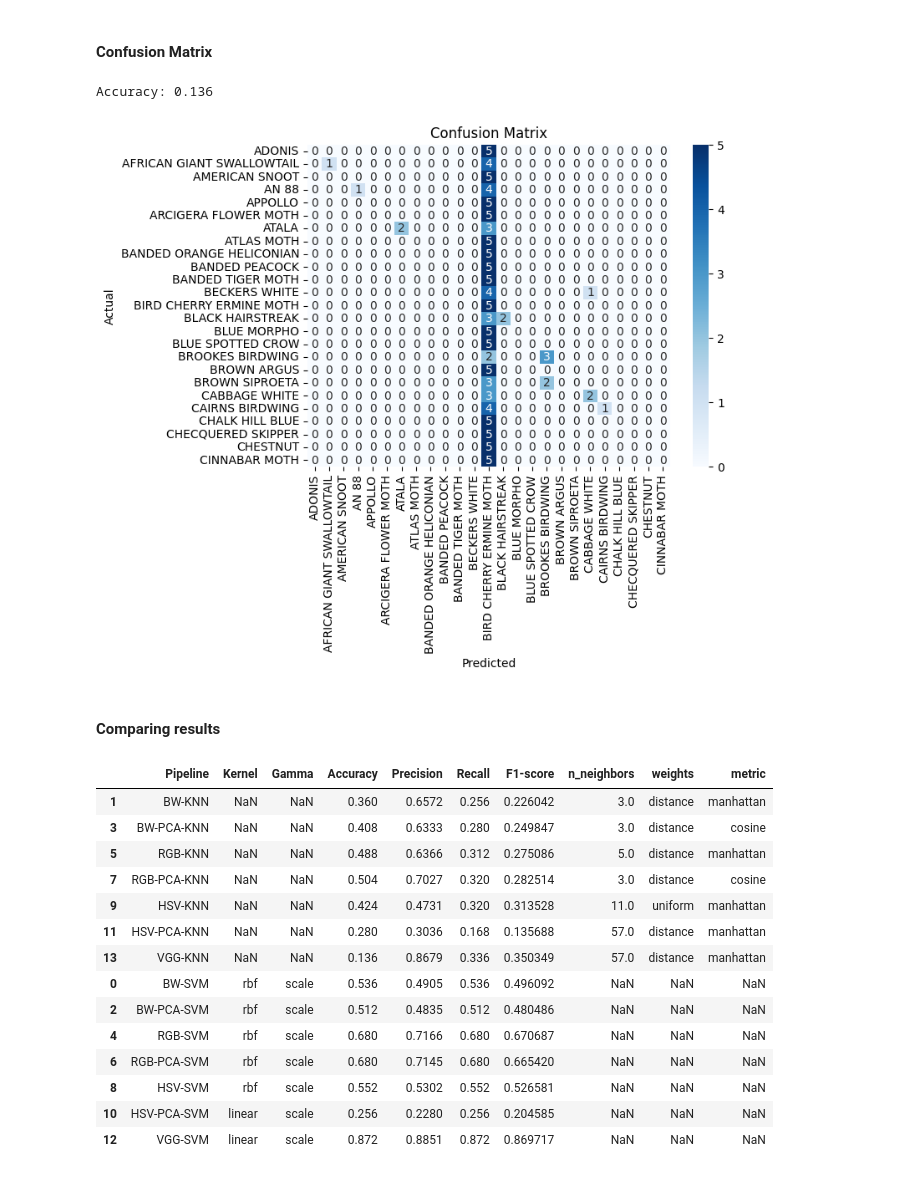
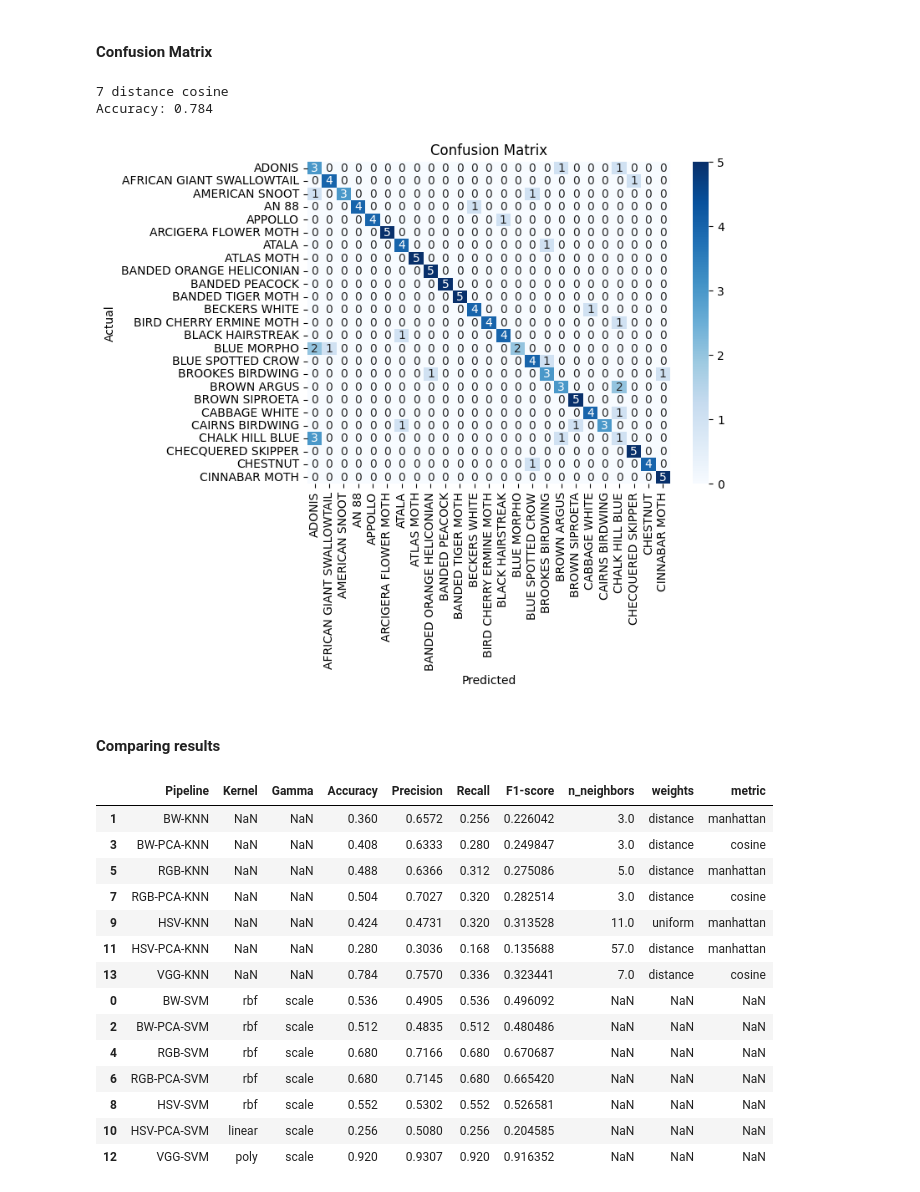
Before and after one commit to SofiaFranceschi/Butterfly-Classifier, a Jupyter notebook: classifier_main.ipynb, the cells around one changed output. Saved outputs shown, nothing was run; the diff lists cells and outputs as text; code cells hidden in the pictures.

```diff
--- a/classifier_main.ipynb
+++ b/classifier_main.ipynb
@@ -72,7 +66,7 @@ print('Entire dataset: \n', df)
 # - labels
 # - data set
 df_train = df[df['data set'] == 'train']
-df_valid = df[df['data set'] == 'valid']
+#df_valid = df[df['data set'] == 'valid']
 df_test = df[df['data set'] == 'test']
 
 
@@ -90,10 +84,10 @@ print('\n\nClass id: ', b_m_class)
 #~ [Consider only species indicated by the limit]
 df_train = df_train[df_train["labels"].isin(b_m_types[0:limit])]
 df_test = df_test[df_test["labels"].isin(b_m_types[0:limit])]
-df_valid = df_valid[df_valid["labels"].isin(b_m_types[0:limit])]
+#df_valid = df_valid[df_valid["labels"].isin(b_m_types[0:limit])]
 
 # Join all dataframe
-df_new = pd.concat([df_train, df_test, df_valid])
+df_new = pd.concat([df_train, df_test])
 # %% [output]
 Entire dataset:
         class id                    filepaths           labels data set
@@ -192,37 +185,31 @@ list_species = {chiave: species_dict[chiave] for chiave in prime_dieci_chiavi}
 # Color images
 img_dict_x = {
     'train': [],
-    'test': [],
-    'valid': []
+    'test': []
 }
 img_dict_y = {
     'train': [],
-    'test': [],
-    'valid': []
+    'test': []
 }
 
 # B/W images
 img_dict_bn_x = {
     'train': [],
-    'test': [],
-    'valid': []
+    'test': []
 }
 img_dict_bn_y = {
     'train': [],
-    'test': [],
-    'valid': []
+    'test': []
 }
 
 # Images with HSV
 img_hsv_hist_x = {
     'train': [],
-    'test': [],
-    'valid': []
+    'test': []
 }
 img_hsv_hist_y = {
     'train': [],
-    'test': [],
-    'valid': []
+    'test': []
 }
 
 
@@ -235,6 +222,9 @@ for i, row in df_new.iterrows():
     filepath = row['filepaths']
     class_id = row['class id']
     index = row['data set']
+
+    if index == 'valid':
+        break                           # Don't consider valid set
 
     img = Image.open(filepath)          # Load the image from the path
     img = img.resize((50,50))           # Resize the image
@@ -1250,9 +1240,9 @@ plt.xlabel('Predicted')
 plt.ylabel('Actual')
 
 acc = round(accuracy_score(test_labels_hsv, predictions), 4)
-precision = round(precision_score(test_labels_hsv, predictions, average='macro'), 4)
-recall = round(recall_score(test_labels_hsv, predictions, average='macro'), 4)
-f1 = f1_score(test_labels_hsv, predictions, average='macro')
+precision = round(precision_score(test_labels_hsv, predictions, average='macro', zero_division=1), 4)
+recall = round(recall_score(test_labels_hsv, predictions, average='macro', zero_division=1), 4)
+f1 = f1_score(test_labels_hsv, predictions, average='macro', zero_division=1)
 
 result={'Kernel': best_kernel, 'Gamma': best_gamma, 'Accuracy': acc, 'Precision': precision, 'Recall': recall, 'F1-score': f1}
 
@@ -1547,27 +1537,34 @@ print(knn_df)
 # %% [markdown]
 #### Confusion Matrix
 # %%
+best_row_index = knn_df['Accuracy'].idxmax()
+best_n_neighbors = knn_df.loc[best_row_index, 'n_neighbors']
+best_weights = knn_df.loc[best_row_index, 'weights']
+best_metric = knn_df.loc[best_row_index, 'metric']
+print(best_n_neighbors, best_weights, best_metric)
+
 knn = KNeighborsClassifier(n_neighbors=best_n_neighbors, weights=best_weights, metric=best_metric) # With the best parameters create a new model
 knn.fit(features_train, labels_train)
 y_pred = knn.predict(features_test)
 
-accuracy = accuracy_score(labels_test, y_pred)                                                  # Calculate the accuracy
+accuracy = accuracy_score(labels_test, y_pred)                                                     # Calculate the accuracy
 print(f'Accuracy: {accuracy}')
 
-cm = confusion_matrix(labels_test, y_pred)                                                      # Determinate the confusion matrix
+cm = confusion_matrix(labels_test, y_pred)                                                         # Determinate the confusion matrix
 
 plt.figure(figsize=(7,5))                                                                          # Plot the confusion matrix
 sns.heatmap(cm, annot=True, fmt='d', cmap='Blues', xticklabels=list_species, yticklabels=list_species)
 plt.title('Confusion Matrix')
 plt.xlabel('Predicted')
 plt.ylabel('Actual')
 plt.show()
 
 # Store the performance results of the KNN model
 final_results.append({'Pipeline': 'VGG-KNN', 'n_neighbors' : best_n_neighbors, 'weights' : best_weights, 'metric' : best_metric, 'Accuracy' : accuracy, 'Precision' : precision, 'Recall' : recall, 'F1-score' : f1})
 # %% [output]
-Accuracy: 0.136
+7 distance cosine
+Accuracy: 0.784
-[figure, old version]
+[figure, new version]
 # %% [markdown]
 #### Comparing results
 # %%
@@ -1582,11 +1579,11 @@ res_df
 | 7 | RGB-PCA-KNN | NaN | NaN | 0.504 | 0.7027 | 0.320 | 0.282514 | 3.0 | distance | cosine |
 | 9 | HSV-KNN | NaN | NaN | 0.424 | 0.4731 | 0.320 | 0.313528 | 11.0 | uniform | manhattan |
 | 11 | HSV-PCA-KNN | NaN | NaN | 0.280 | 0.3036 | 0.168 | 0.135688 | 57.0 | distance | manhattan |
-| 13 | VGG-KNN | NaN | NaN | 0.136 | 0.8679 | 0.336 | 0.350349 | 57.0 | distance | manhattan |
+| 13 | VGG-KNN | NaN | NaN | 0.784 | 0.7570 | 0.336 | 0.323441 | 7.0 | distance | cosine |
 | 0 | BW-SVM | rbf | scale | 0.536 | 0.4905 | 0.536 | 0.496092 | NaN | NaN | NaN |
 | 2 | BW-PCA-SVM | rbf | scale | 0.512 | 0.4835 | 0.512 | 0.480486 | NaN | NaN | NaN |
 | 4 | RGB-SVM | rbf | scale | 0.680 | 0.7166 | 0.680 | 0.670687 | NaN | NaN | NaN |
 | 6 | RGB-PCA-SVM | rbf | scale | 0.680 | 0.7145 | 0.680 | 0.665420 | NaN | NaN | NaN |
 | 8 | HSV-SVM | rbf | scale | 0.552 | 0.5302 | 0.552 | 0.526581 | NaN | NaN | NaN |
-| 10 | HSV-PCA-SVM | linear | scale | 0.256 | 0.2280 | 0.256 | 0.204585 | NaN | NaN | NaN |
-| 12 | VGG-SVM | linear | scale | 0.872 | 0.8851 | 0.872 | 0.869717 | NaN | NaN | NaN |
+| 10 | HSV-PCA-SVM | linear | scale | 0.256 | 0.5080 | 0.256 | 0.204585 | NaN | NaN | NaN |
+| 12 | VGG-SVM | poly | scale | 0.920 | 0.9307 | 0.920 | 0.916352 | NaN | NaN | NaN |
```
Also changed, not shown: parts of 12 cells of this notebook.
